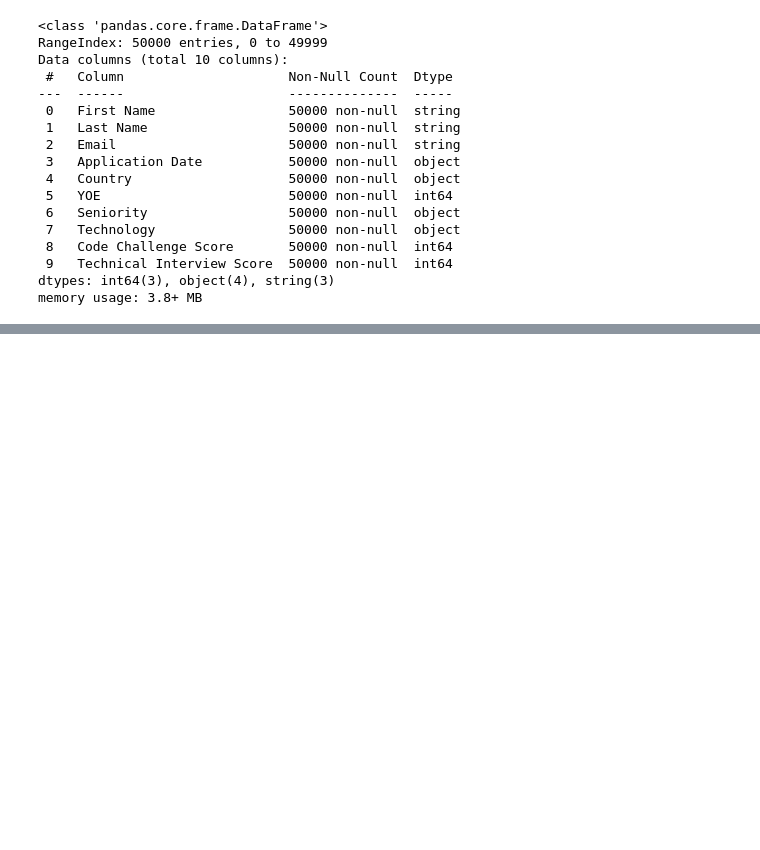
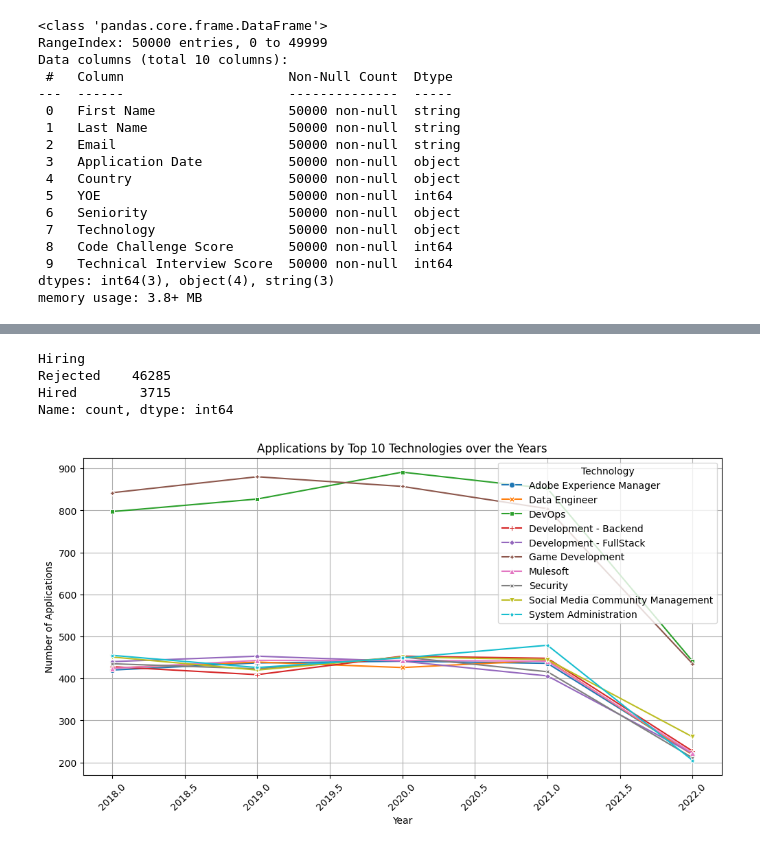
Before and after one commit to DaviMartinez0423/Workshop_ETL, a Jupyter notebook: notebooks/EDA.ipynb, the cells around one changed output, grey strips where cells are left out. Drawn from its saved outputs; the diff is of its cells as text; code cells hidden in the pictures; blank space fills up the shorter version.

```diff
--- a/notebooks/EDA.ipynb
+++ b/notebooks/EDA.ipynb
@@ -95,3 +97,29 @@ df.head()
 | 2 | Larue | Spinka | okey_schultz41@gmail.com | 2020-04-14 | Belarus | 4 | Mid-Level | Client Success | ... |
 | 3 | Arch | Spinka | elvera_kulas@yahoo.com | 2020-10-01 | Eritrea | 25 | Trainee | QA Manual | ... |
 | 4 | Larue | Altenwerth | minnie.gislason@gmail.com | 2020-05-20 | Myanmar | 13 | Mid-Level | Social Media Community Management | ... |
+# %%
+unique_values_counts = df['Hiring'].value_counts()
+print(unique_values_counts)
+# %% [output]
+Hiring
+Rejected    46285
+Hired        3715
+Name: count, dtype: int64
+# %%
+technology_counts = df['Technology'].value_counts()
+top_technologies = technology_counts.head(10).index
+df_top_technologies = df[df['Technology'].isin(top_technologies)]
+technology_by_year = df_top_technologies.groupby(['Technology', 'Year']).size().unstack(fill_value=0)
+technology_by_year_transposed = technology_by_year.T
+
+plt.figure(figsize=(12, 6))
+sns.lineplot(data=technology_by_year_transposed, markers=True, dashes=False)
+plt.title('Applications by Top 10 Technologies over the Years')
+plt.xlabel('Year')
+plt.ylabel('Number of Applications')
+plt.xticks(rotation=45)
+plt.legend(title='Technology')
+plt.grid(True)
+plt.show()
+# %% [output]
+[figure, added]
```
Also changed, not shown: parts of 2 cells of this notebook.
